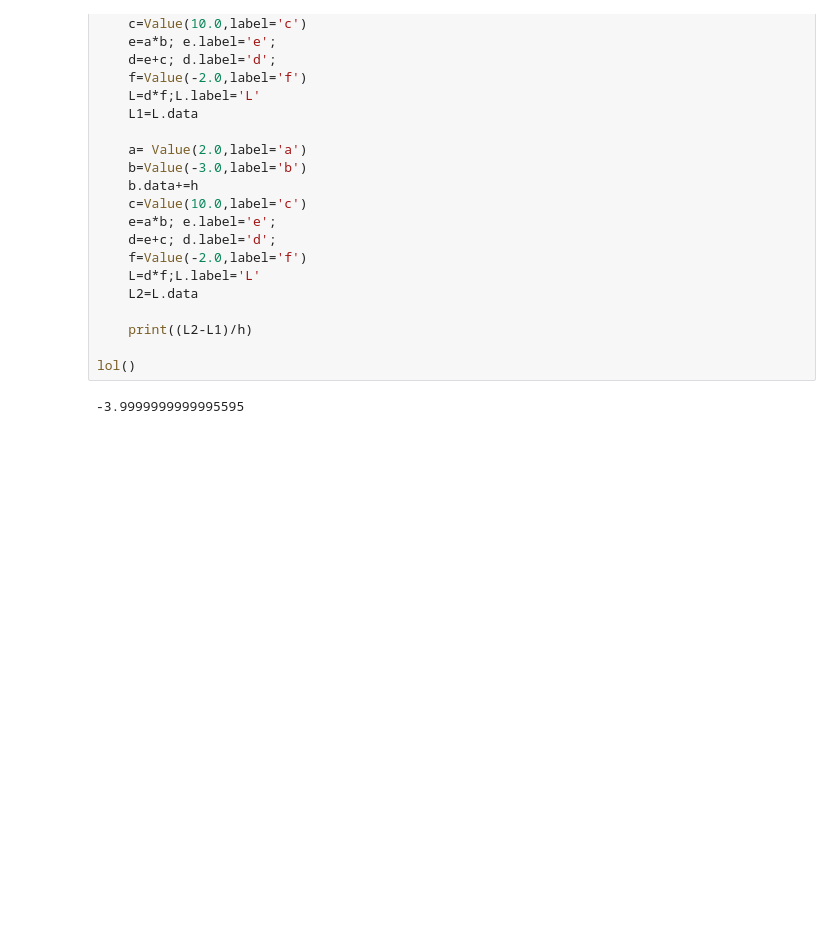
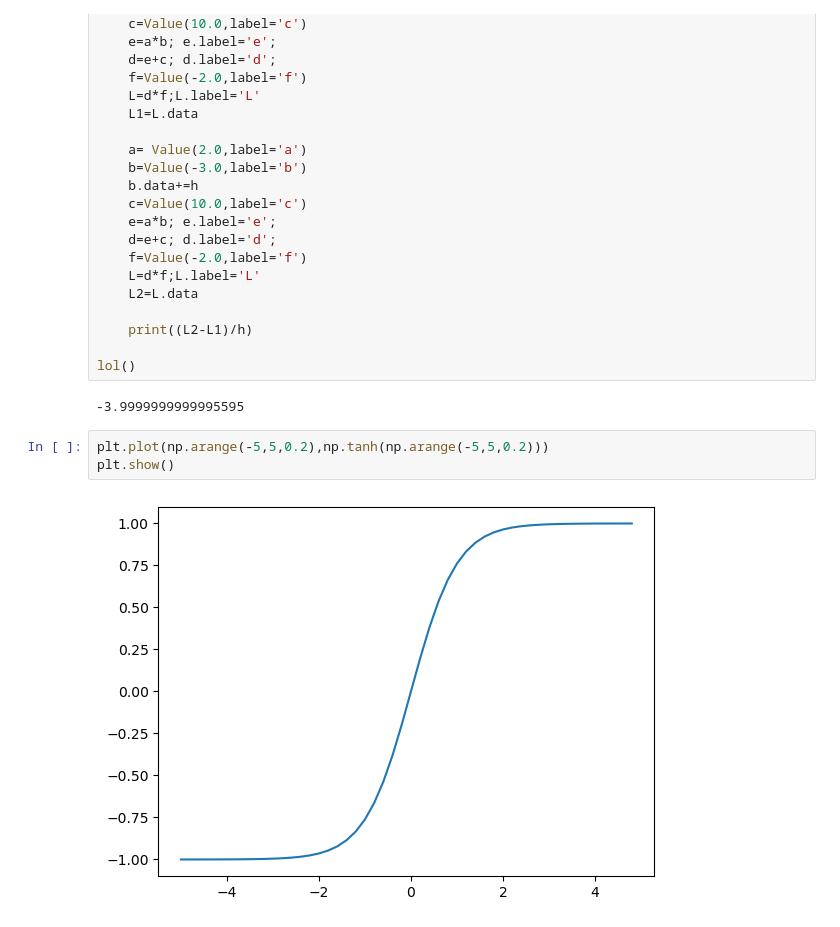
Before and after one commit to buildserverstack/NeuralNetwork_Intro, a Jupyter notebook: NeuralNetwork_Intro.ipynb, the cells around one changed output. Saved outputs shown, nothing was run; the diff lists cells and outputs as text; blank space fills up the shorter version.

Commit message:
Added Backpropagation code adding,multiplying, and tanh

```diff
--- a/NeuralNetwork_Intro.ipynb
+++ b/NeuralNetwork_Intro.ipynb
@@ -185,3 +209,8 @@ def lol():
 lol()
 # %% [output]
 -3.9999999999995595
+# %%
+plt.plot(np.arange(-5,5,0.2),np.tanh(np.arange(-5,5,0.2)))
+plt.show()
+# %% [output]
+[figure, added]
```
Also changed, not shown: parts of 21 cells of this notebook.
